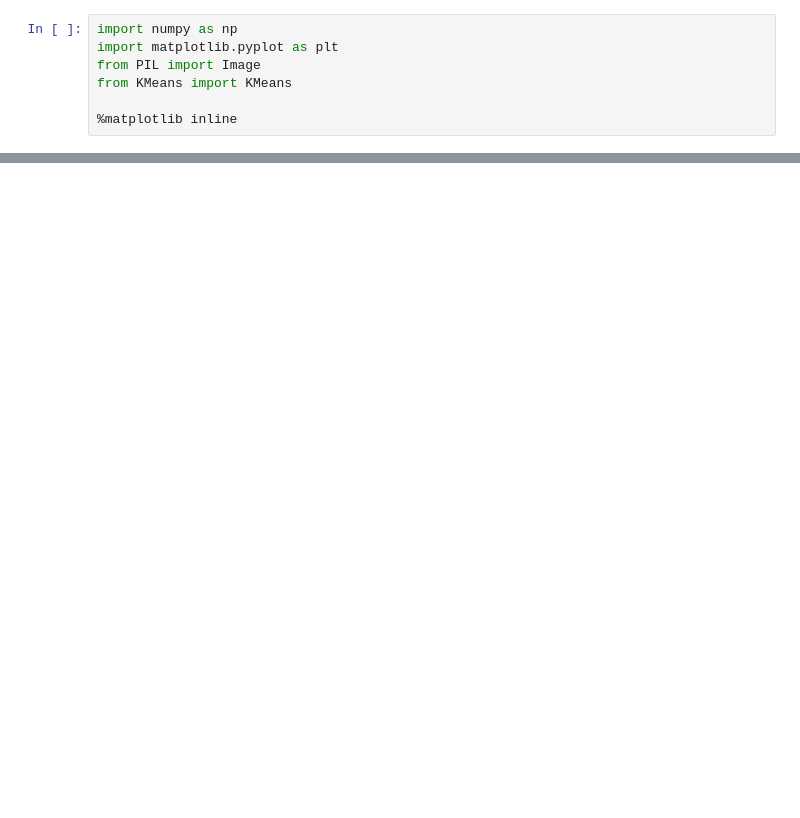
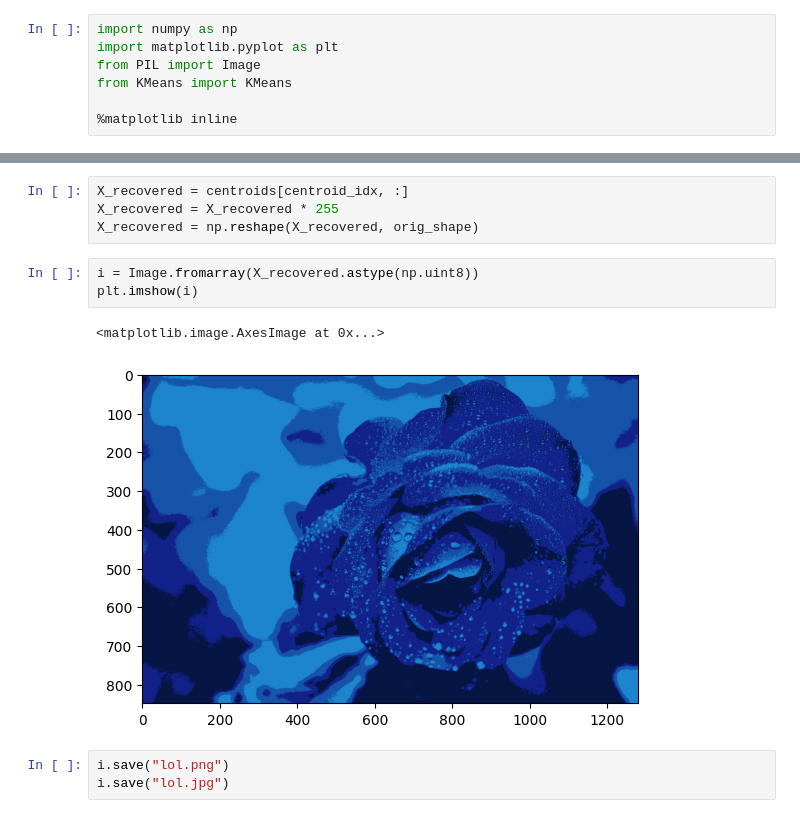
Before and after one commit to singh-jagjot/K-means-Clustering-From-Scratch, a Jupyter notebook: image_compression_kmeans.ipynb, the cells around one changed output, grey strips where cells are left out. Saved outputs shown, nothing was run; the diff lists cells and outputs as text; blank space fills up the shorter version.

```diff
--- a/image_compression_kmeans.ipynb
+++ b/image_compression_kmeans.ipynb
@@ -53,0 +55,13 @@ array([[1. , 2. ],
+# %%
+X_recovered = centroids[centroid_idx, :]
+X_recovered = X_recovered * 255
+X_recovered = np.reshape(X_recovered, orig_shape)
+# %%
+i = Image.fromarray(X_recovered.astype(np.uint8))
+plt.imshow(i)
+# %% [output]
+<matplotlib.image.AxesImage at 0x...>
+[figure, added]
+# %%
+i.save("lol.png")
+i.save("lol.jpg")
```
Also changed, not shown: parts of 12 cells of this notebook, 14 other files.
